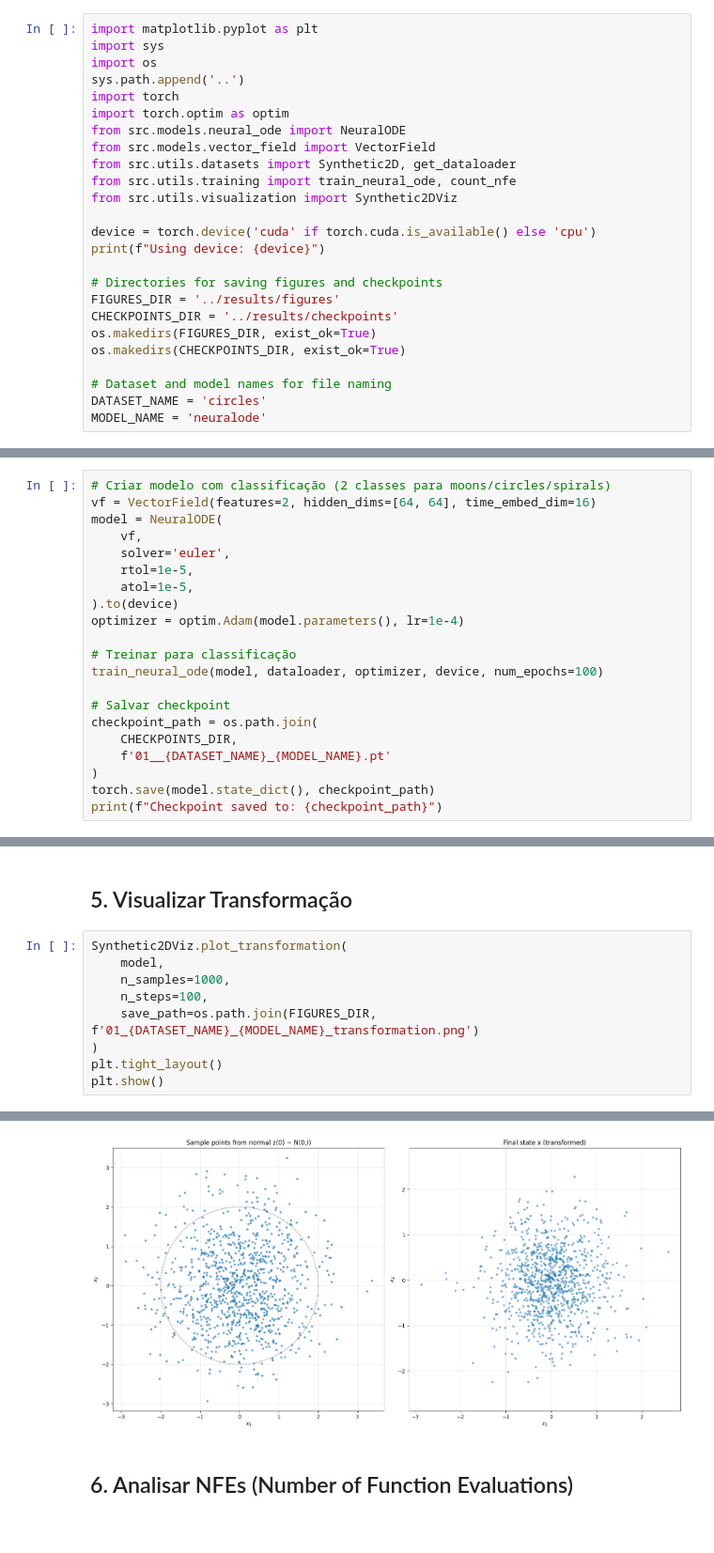
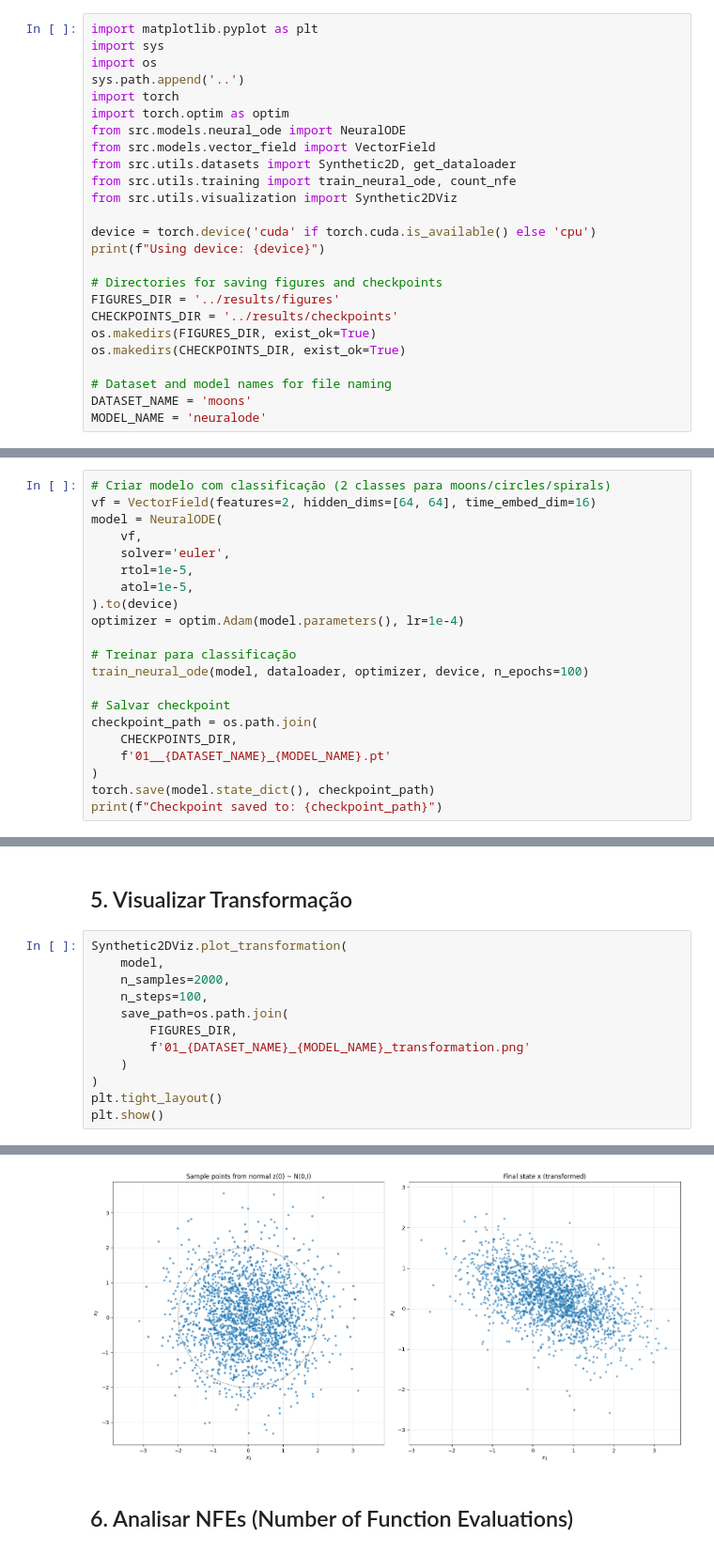
Before and after one commit to lucascbarbosa/flow, a Jupyter notebook: notebooks/01_neural_ode_2d.ipynb, the cells around one changed output, grey strips where cells are left out. Shown at 94% size. Drawn from its saved outputs; the diff is of its cells as text.

```diff
--- a/notebooks/01_neural_ode_2d.ipynb
+++ b/notebooks/01_neural_ode_2d.ipynb
@@ -33,7 +33,7 @@ os.makedirs(FIGURES_DIR, exist_ok=True)
 os.makedirs(CHECKPOINTS_DIR, exist_ok=True)
 
 # Dataset and model names for file naming
-DATASET_NAME = 'circles'
+DATASET_NAME = 'moons'
 MODEL_NAME = 'neuralode'
 # %% [output]
 Using device: cuda
@@ -73,7 +73,7 @@ model = NeuralODE(
 optimizer = optim.Adam(model.parameters(), lr=1e-4)
 
 # Treinar para classificação
-train_neural_ode(model, dataloader, optimizer, device, num_epochs=100)
+train_neural_ode(model, dataloader, optimizer, device, n_epochs=100)
 
 # Salvar checkpoint
 checkpoint_path = os.path.join(
@@ -141,9 +144,12 @@ Figure saved to: ../results/figures/01_circles_neuralode_vector_fields.png
 # %%
 Synthetic2DViz.plot_transformation(
     model,
-    n_samples=1000,
+    n_samples=2000,
     n_steps=100,
-    save_path=os.path.join(FIGURES_DIR, f'01_{DATASET_NAME}_{MODEL_NAME}_transformation.png')
+    save_path=os.path.join(
+        FIGURES_DIR,
+        f'01_{DATASET_NAME}_{MODEL_NAME}_transformation.png'
+    )
 )
 plt.tight_layout()
 plt.show()
@@ -152,4 +158,4 @@ Figure saved to: ../results/figures/01_circles_neuralode_transformation.png
-[figure, old version]
+[figure, new version]
 # %% [markdown]
 ## 6. Analisar NFEs (Number of Function Evaluations)
 # %%
```
Also changed, not shown: parts of 6 cells of this notebook, 8 other files.
